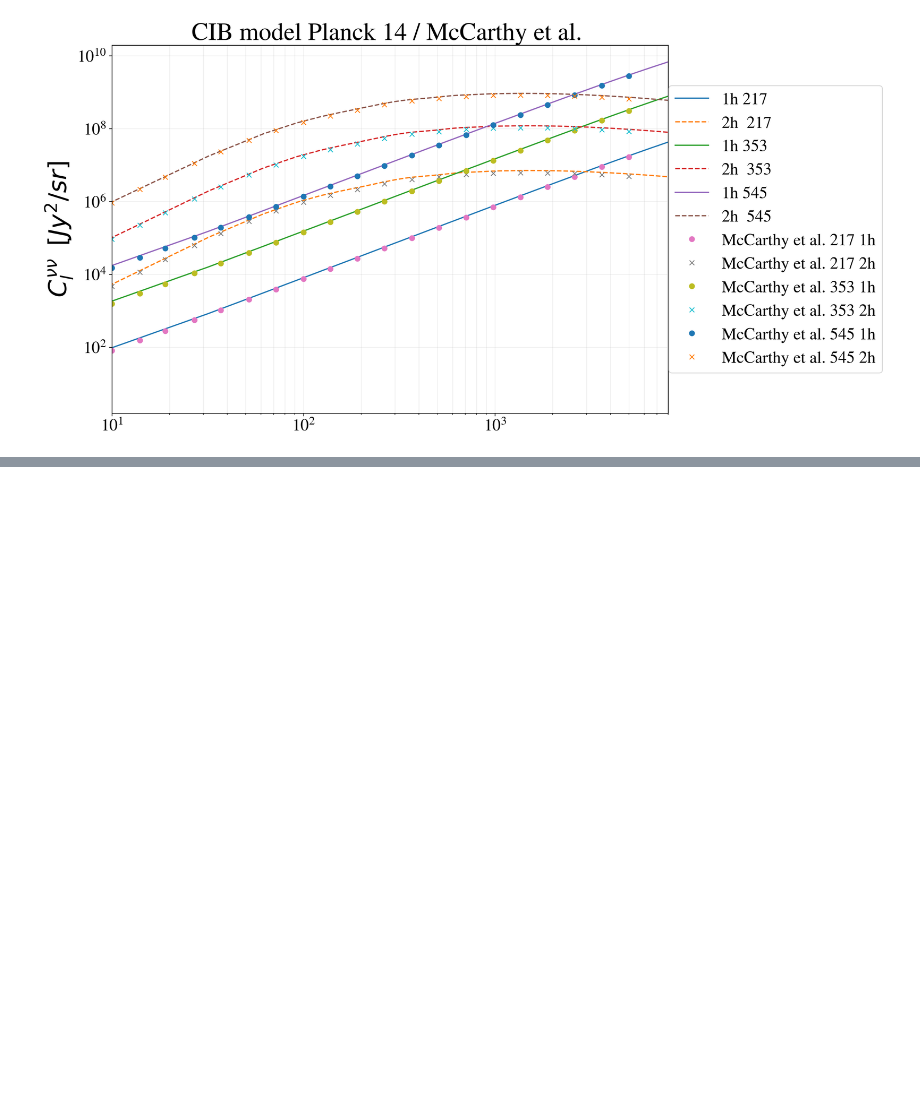
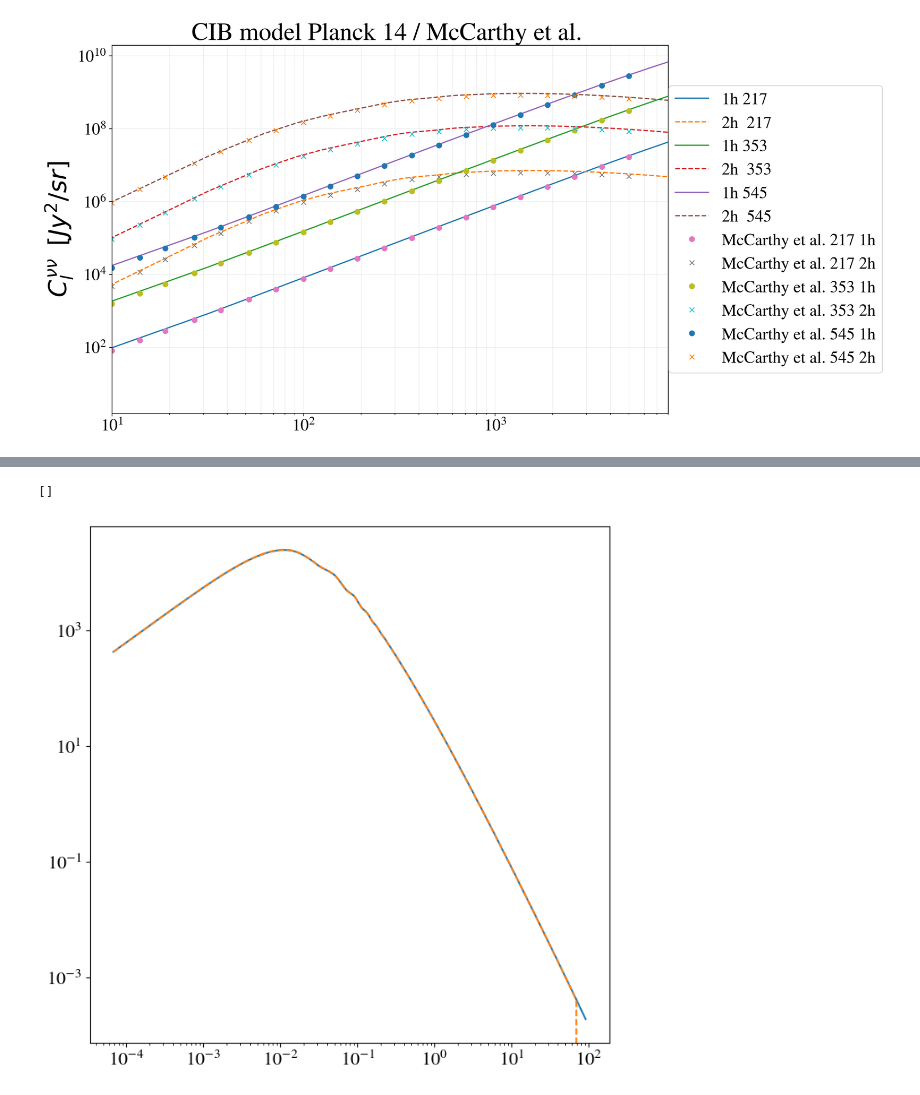
Before and after one commit to CLASS-SZ/class_sz, a Jupyter notebook: notebooks/class_sz_tutorial_notebooks/class_sz_CIB.ipynb, the cells around one changed output, grey strips where cells are left out. Cells and saved outputs as stored; diff of their text form; code cells hidden in the pictures; blank space fills up the shorter version.

```diff
--- a/notebooks/class_sz_tutorial_notebooks/class_sz_CIB.ipynb
+++ b/notebooks/class_sz_tutorial_notebooks/class_sz_CIB.ipynb
@@ -231,0 +253,14 @@ plt.legend(loc='right',bbox_to_anchor=(1.4, 0.5), fontsize=20)
+# %%
+maniyar_cosmo = {
+'omega_b': omega_b,
+'omega_cdm':  omega_c,
+'h': H0/100.,
+# 'tau_reio': 0.0561,
+'ln10^{10}A_s': 3.048,
+'n_s': 0.9665,
+# 'sigma8':0.830,
+'k_pivot': 0.05,
+'N_ncdm': 1,
+'N_ur': 2.0328,
+'m_ncdm': 0.0
+}
@@ -231,0 +391,13 @@ plt.legend(loc='right',bbox_to_anchor=(1.4, 0.5), fontsize=20)
+# %%
+kabhi,pkabhi = np.loadtxt('/Users/boris/Work/CLASS-SZ/SO-SZ/class_sz/sz_auxiliary_files/test_highk_lin_matterpower_209_fromabhi_zt_z0p023.dat',unpack=True)
+# %%
+zp = 0.023
+karr = kabhi*maniyar_cosmo['h']
+pkarr = np.vectorize(M.pk_lin)(karr,zp)*maniyar_cosmo['h']**3
+
+plt.plot(karr,pkabhi)
+plt.plot(karr,pkarr,ls='--')
+plt.loglog()
+# %% [output]
+[]
+[figure, added]
```
Also changed, not shown: parts of 16 cells of this notebook, 5 other files.
